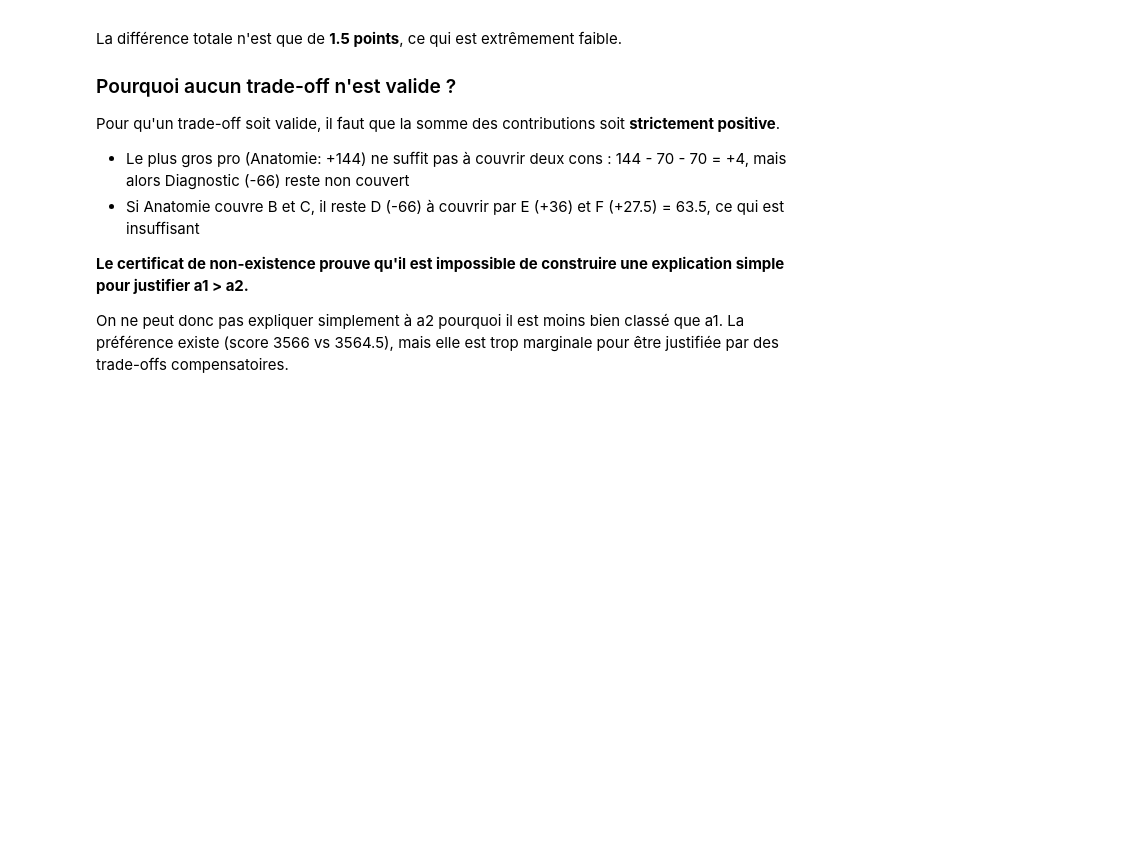
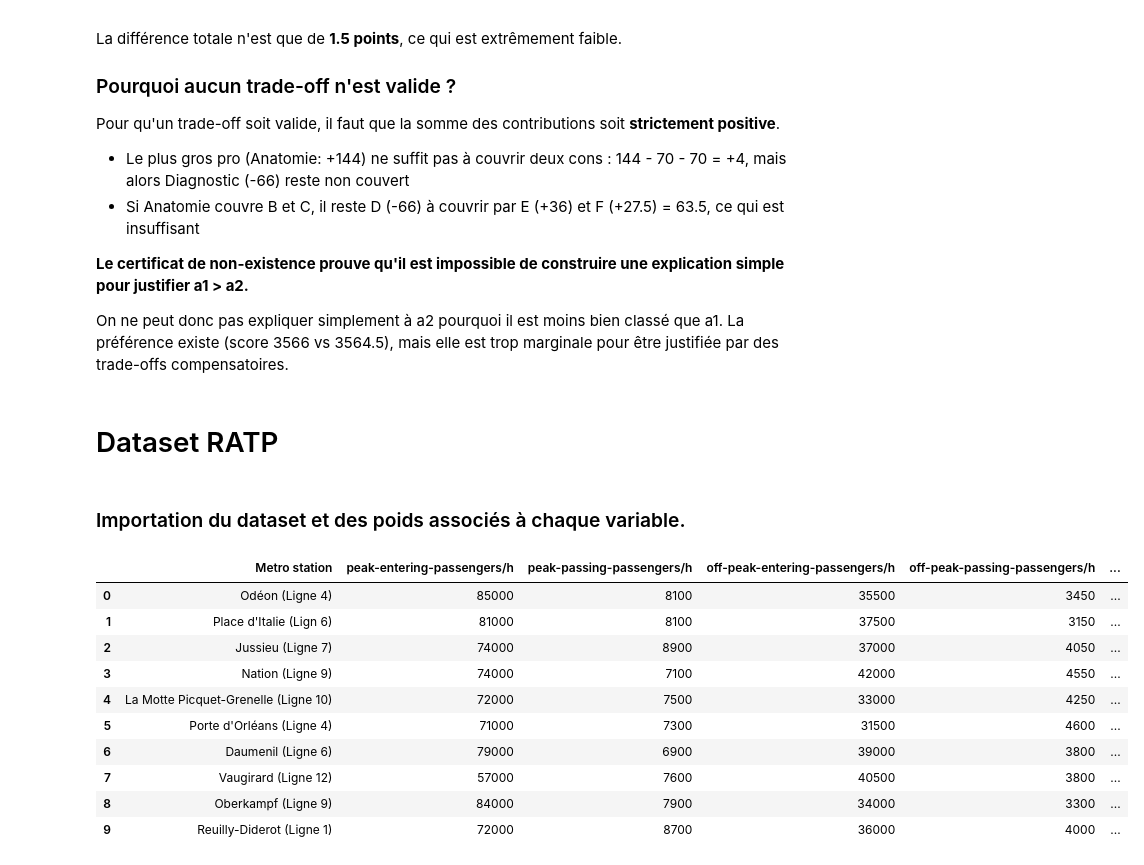
Before and after one commit to Limekaaa/SDP_proj, a Jupyter notebook: question1_SDP.ipynb, the cells around one changed output. Cells and saved outputs as stored; diff of their text form; code cells hidden in the pictures; blank space fills up the shorter version.

Commit message:
ajout de la partie RATP

```diff
--- a/question1_SDP.ipynb
+++ b/question1_SDP.ipynb
@@ -748,3 +772,30 @@ Pour qu'un trade-off soit valide, il faut que la somme des contributions soit **
 
 
 On ne peut donc pas expliquer simplement à a2 pourquoi il est moins bien classé que a1. La préférence existe (score 3566 vs 3564.5), mais elle est trop marginale pour être justifiée par des trade-offs compensatoires.
+# %% [markdown]
+# Dataset RATP
+# %% [markdown]
+### Importation du dataset et des poids associés à chaque variable.
+# %%
+ratp_data = pd.read_excel("RATP.xlsx", skiprows=1, skipfooter=2)
+ratp_data.drop(columns=["Unnamed: 0"], inplace=True)
+ratp_data.rename(columns={f"Unnamed: {i}": ratp_data.iloc[0, :].values[i-1] for i in range(1, ratp_data.shape[1]+1)}, inplace=True)
+ratp_data.drop(index=0, inplace=True)
+ratp_data.reset_index(drop=True, inplace=True)
+
+weights = pd.read_excel("RATP.xlsx")
+weights = weights.iloc[-1, 1:].values[1:]
+# %%
+ratp_data
+# %% [output]
+|  | Metro station | peak-entering-passengers/h | peak-passing-passengers/h | off-peak-entering-passengers/h | off-peak-passing-passengers/h | ... |
+| 0 | Odéon (Ligne 4) | 85000 | 8100 | 35500 | 3450 | ... |
+| 1 | Place d'Italie (Lign 6) | 81000 | 8100 | 37500 | 3150 | ... |
+| 2 | Jussieu (Ligne 7) | 74000 | 8900 | 37000 | 4050 | ... |
+| 3 | Nation (Ligne 9) | 74000 | 7100 | 42000 | 4550 | ... |
+| 4 | La Motte Picquet-Grenelle (Ligne 10) | 72000 | 7500 | 33000 | 4250 | ... |
+| 5 | Porte d'Orléans (Ligne 4) | 71000 | 7300 | 31500 | 4600 | ... |
+| 6 | Daumenil (Ligne 6) | 79000 | 6900 | 39000 | 3800 | ... |
+| 7 | Vaugirard (Ligne 12) | 57000 | 7600 | 40500 | 3800 | ... |
+| 8 | Oberkampf (Ligne 9) | 84000 | 7900 | 34000 | 3300 | ... |
+| 9 | Reuilly-Diderot (Ligne 1) | 72000 | 8700 | 36000 | 4000 | ... |
```
Also changed, not shown: parts of 44 cells of this notebook.
